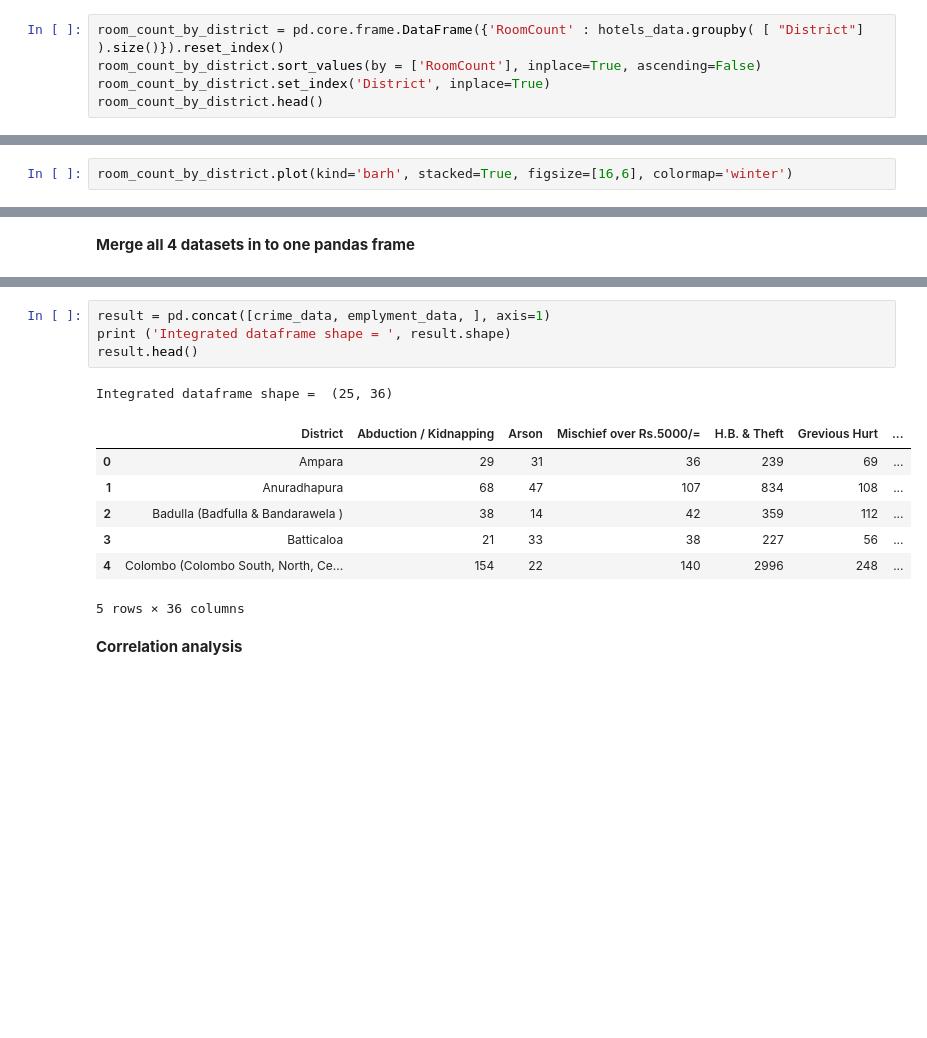
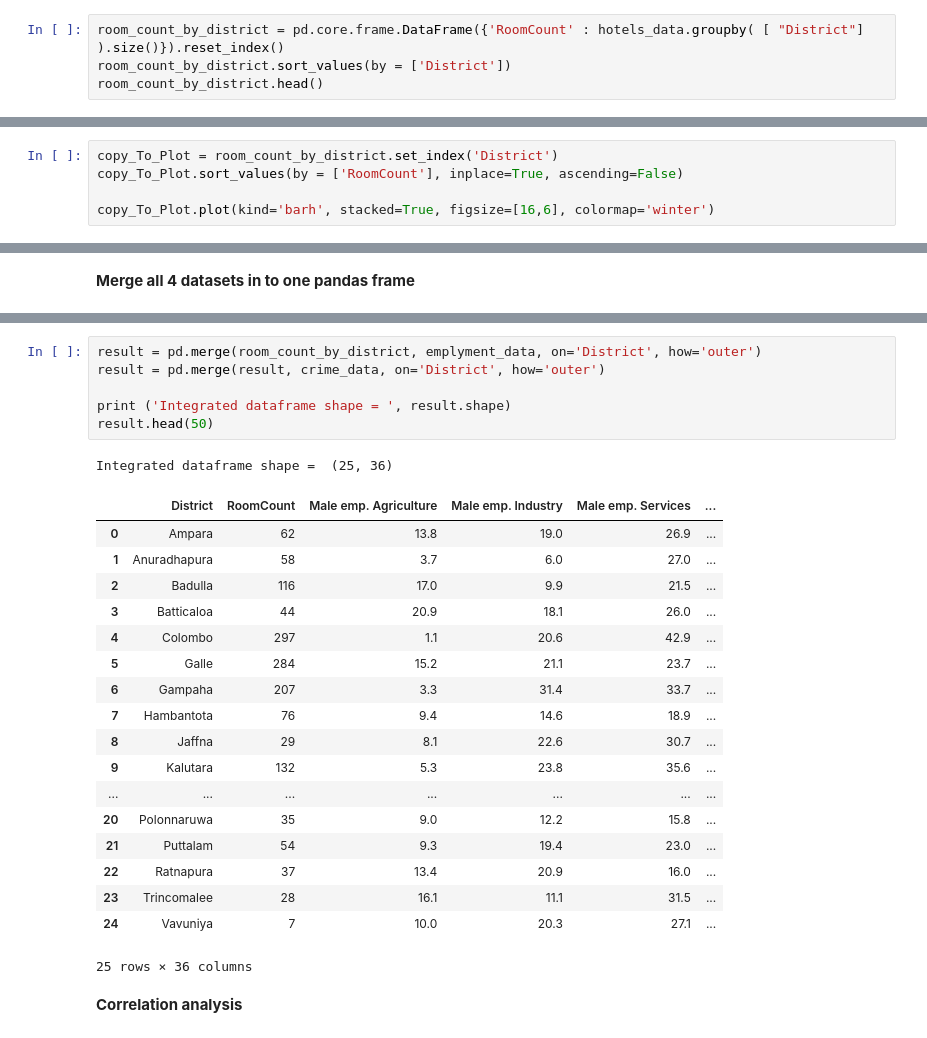
Before and after one commit to PraAnj/gov.lk.data.analysis, a Jupyter notebook: src/crime_analysis.ipynb, the cells around one changed output, grey strips where cells are left out. Saved outputs shown, nothing was run; the diff lists cells and outputs as text; blank space fills up the shorter version.

Commit message:
Completed integration of data frames using pandas.meage by District column
Signed-off-by: Prageeth Anjula <prageethanjula@gmail.com>

```diff
--- a/src/crime_analysis.ipynb
+++ b/src/crime_analysis.ipynb
@@ -116,7 +115,6 @@ Number districts =  25
 We count number of rooms available tourist rooms in each district to measure to popularity of tourism in the island district-wise
 # %%
 room_count_by_district = pd.core.frame.DataFrame({'RoomCount' : hotels_data.groupby( [ "District"] ).size()}).reset_index()
-room_count_by_district.sort_values(by = ['RoomCount'], inplace=True, ascending=False)
-room_count_by_district.set_index('District', inplace=True)
+room_count_by_district.sort_values(by = ['District'])
 room_count_by_district.head()
 # %% [output]
@@ -130,5 +127,8 @@ room_count_by_district.head()
 # %%
-room_count_by_district.plot(kind='barh', stacked=True, figsize=[16,6], colormap='winter')
+copy_To_Plot = room_count_by_district.set_index('District')
+copy_To_Plot.sort_values(by = ['RoomCount'], inplace=True, ascending=False)
+
+copy_To_Plot.plot(kind='barh', stacked=True, figsize=[16,6], colormap='winter')
 # %% [output]
 <matplotlib.axes._subplots.AxesSubplot at 0x...>
 [figure]
@@ -137,16 +146,29 @@ room_count_by_district.plot(kind='barh', stacked=True, figsize=[16,6], colormap=
 # %%
-result = pd.concat([crime_data, emplyment_data, ], axis=1)
+result = pd.merge(room_count_by_district, emplyment_data, on='District', how='outer')
+result = pd.merge(result, crime_data, on='District', how='outer')
+
 print ('Integrated dataframe shape = ', result.shape)
-result.head()
+result.head(50)
 # %% [output]
 Integrated dataframe shape =  (25, 36)
-|  | District | Abduction / Kidnapping | Arson | Mischief over Rs.5000/= | H.B. & Theft | Grevious Hurt | ... |
-| 0 | Ampara | 29 | 31 | 36 | 239 | 69 | ... |
-| 1 | Anuradhapura | 68 | 47 | 107 | 834 | 108 | ... |
-| 2 | Badulla (Badfulla & Bandarawela ) | 38 | 14 | 42 | 359 | 112 | ... |
-| 3 | Batticaloa | 21 | 33 | 38 | 227 | 56 | ... |
-| 4 | Colombo (Colombo South, North, Ce... | 154 | 22 | 140 | 2996 | 248 | ... |
+|  | District | RoomCount | Male emp. Agriculture | Male emp. Industry | Male emp. Services | ... |
+| 0 | Ampara | 62 | 13.8 | 19.0 | 26.9 | ... |
+| 1 | Anuradhapura | 58 | 3.7 | 6.0 | 27.0 | ... |
+| 2 | Badulla | 116 | 17.0 | 9.9 | 21.5 | ... |
+| 3 | Batticaloa | 44 | 20.9 | 18.1 | 26.0 | ... |
+| 4 | Colombo | 297 | 1.1 | 20.6 | 42.9 | ... |
+| 5 | Galle | 284 | 15.2 | 21.1 | 23.7 | ... |
+| 6 | Gampaha | 207 | 3.3 | 31.4 | 33.7 | ... |
+| 7 | Hambantota | 76 | 9.4 | 14.6 | 18.9 | ... |
+| 8 | Jaffna | 29 | 8.1 | 22.6 | 30.7 | ... |
+| 9 | Kalutara | 132 | 5.3 | 23.8 | 35.6 | ... |
+| ... | ... | ... | ... | ... | ... | ... |
+| 20 | Polonnaruwa | 35 | 9.0 | 12.2 | 15.8 | ... |
+| 21 | Puttalam | 54 | 9.3 | 19.4 | 23.0 | ... |
+| 22 | Ratnapura | 37 | 13.4 | 20.9 | 16.0 | ... |
+| 23 | Trincomalee | 28 | 16.1 | 11.1 | 31.5 | ... |
+| 24 | Vavuniya | 7 | 10.0 | 20.3 | 27.1 | ... |
-5 rows × 36 columns
+25 rows × 36 columns
 # %% [markdown]
 **Correlation analysis**
 # %%
```
Also changed, not shown: parts of 5 cells of this notebook, 3 other files.
